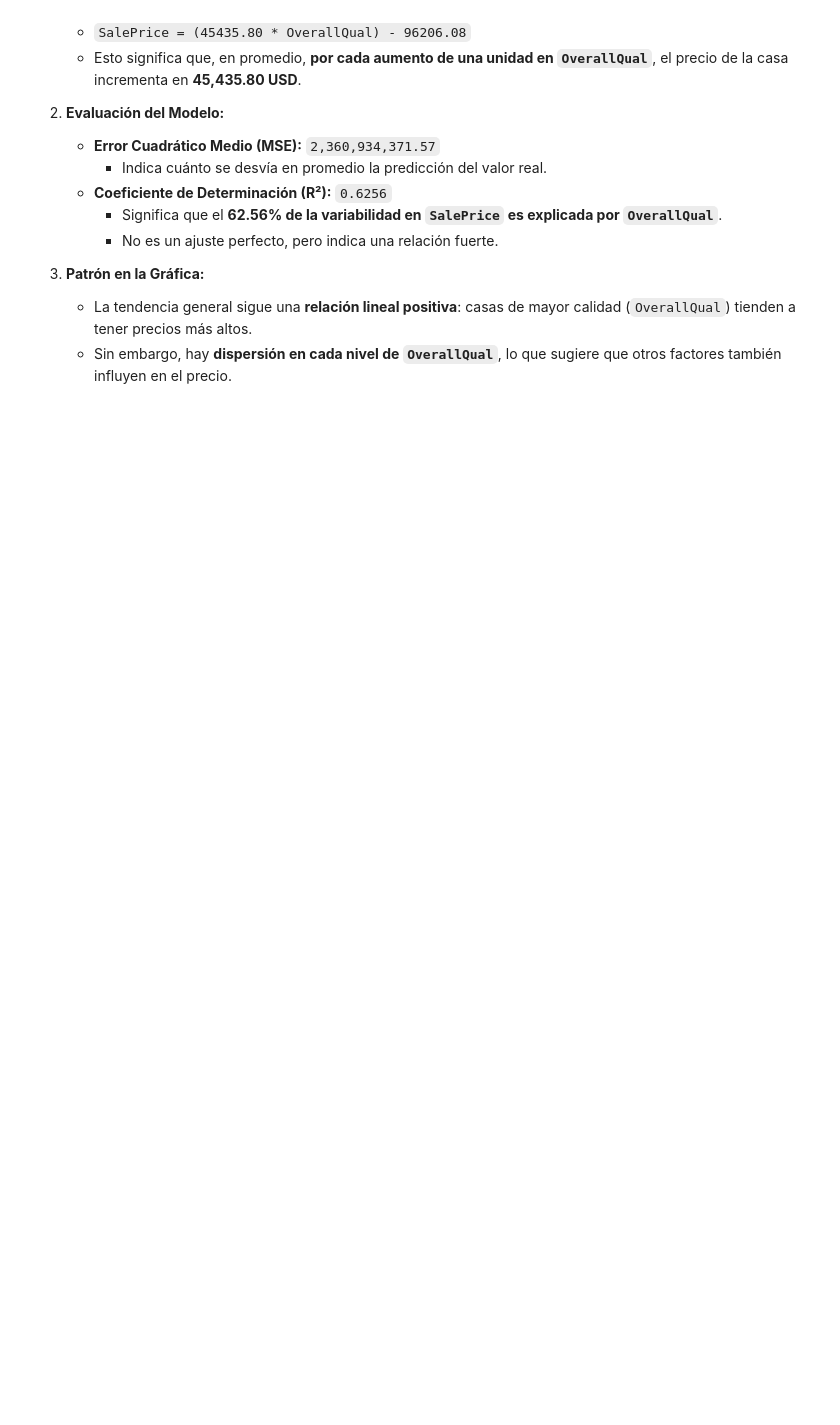
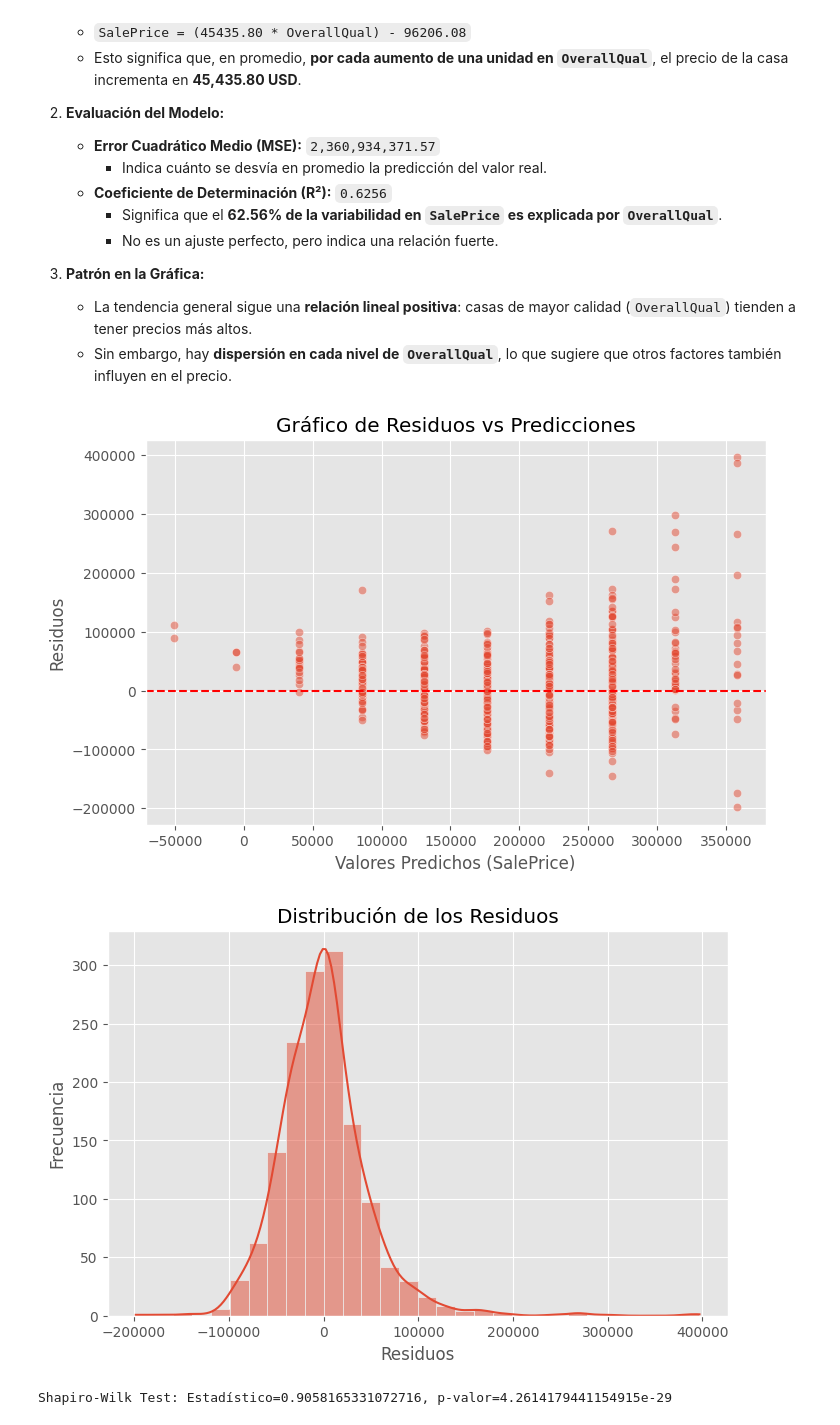
Before and after one commit to Hayser8/HT3MD, a Jupyter notebook: HT3.ipynb, the cells around one changed output. Cells and saved outputs as stored; diff of their text form; code cells hidden in the pictures; blank space fills up the shorter version.

```diff
--- a/HT3.ipynb
+++ b/HT3.ipynb
@@ -609,3 +609,39 @@ R² (Coeficiente de Determinación): 0.625651892462118
 3. **Patrón en la Gráfica:**
    - La tendencia general sigue una **relación lineal positiva**: casas de mayor calidad (`OverallQual`) tienden a tener precios más altos.
    - Sin embargo, hay **dispersión en cada nivel de `OverallQual`**, lo que sugiere que otros factores también influyen en el precio.
+# %%
+import statsmodels.api as sm
+
+# Calcular los residuos
+residuals = y_train_uni - y_pred_uni
+
+# Gráfico de residuos vs predicciones
+plt.figure(figsize=(8, 5))
+sns.scatterplot(x=y_pred_uni, y=residuals, alpha=0.5)
+plt.axhline(y=0, color="red", linestyle="--")
+plt.xlabel("Valores Predichos (SalePrice)")
+plt.ylabel("Residuos")
+plt.title("Gráfico de Residuos vs Predicciones")
+plt.show()
+
+# Histograma de los residuos
+plt.figure(figsize=(8, 5))
+sns.histplot(residuals, bins=30, kde=True)
+plt.xlabel("Residuos")
+plt.ylabel("Frecuencia")
+plt.title("Distribución de los Residuos")
+plt.show()
+
+# Prueba de normalidad de los residuos (Shapiro-Wilk)
+from scipy.stats import shapiro
+stat, p_value = shapiro(residuals)
+print(f"Shapiro-Wilk Test: Estadístico={stat}, p-valor={p_value}")
+
+# Diagnóstico con QQ-Plot
+sm.qqplot(residuals, line='45')
+plt.title("QQ-Plot de los Residuos")
+plt.show()
+# %% [output]
+[figure, added]
+[figure, added]
+Shapiro-Wilk Test: Estadístico=0.9058165331072716, p-valor=4.2614179441154915e-29
```
Also changed, not shown: parts of 5 cells of this notebook.
